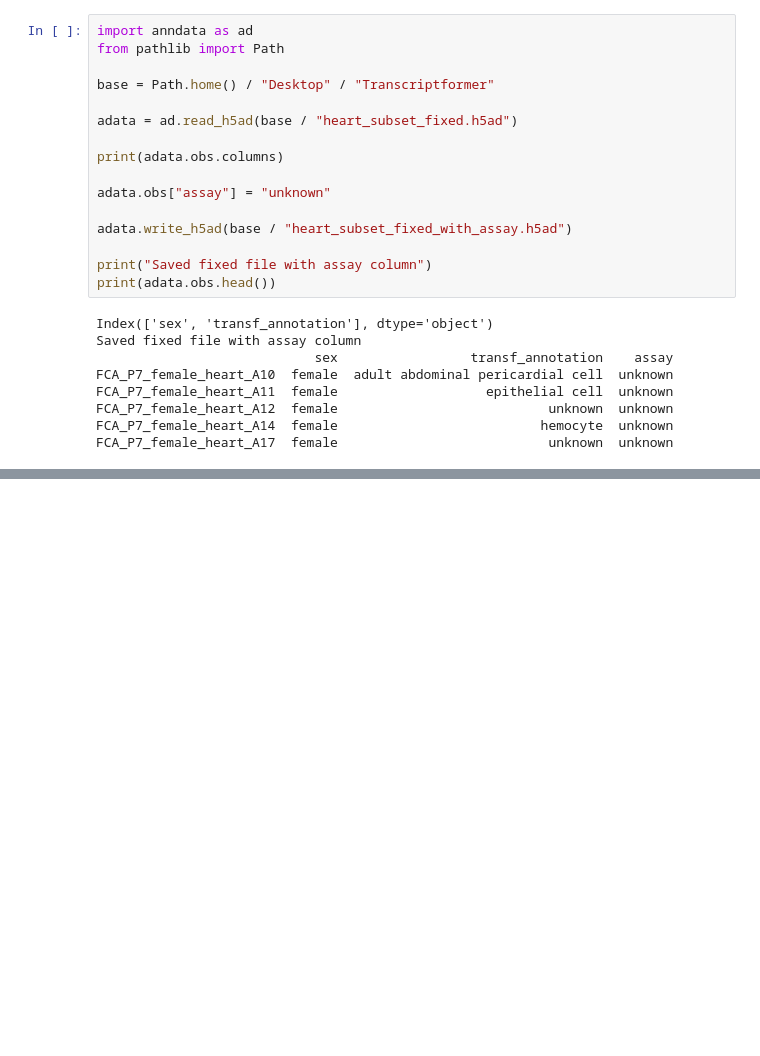
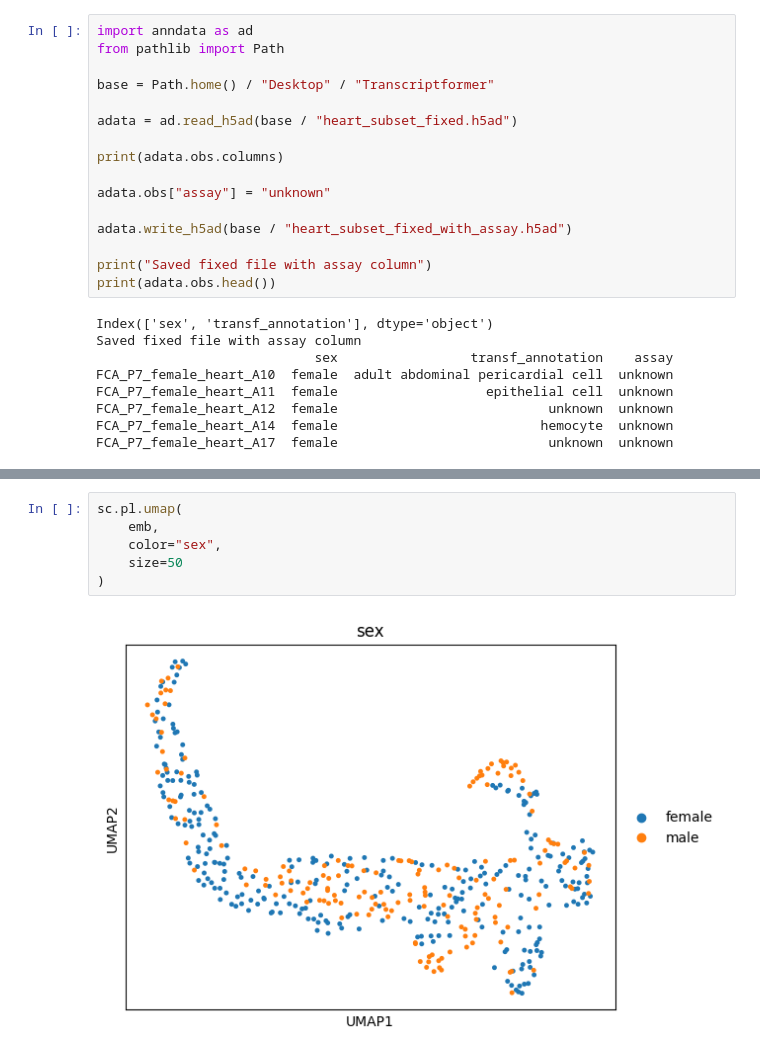
Before and after one commit to laurenap/transcriptformer, a Jupyter notebook: src/transcriptformer/data/fixing_h5ad_files.ipynb, the cells around one changed output, grey strips where cells are left out. Saved outputs shown, nothing was run; the diff lists cells and outputs as text; blank space fills up the shorter version.

```diff
--- a/src/transcriptformer/data/fixing_h5ad_files.ipynb
+++ b/src/transcriptformer/data/fixing_h5ad_files.ipynb
@@ -351,0 +411,8 @@ FCA_P7_female_heart_A17  female                           unknown  unknown
+# %%
+sc.pl.umap(
+    emb,
+    color="sex",
+    size=50
+)
+# %% [output]
+[figure, added]
```
Also changed, not shown: parts of 4 cells of this notebook.
